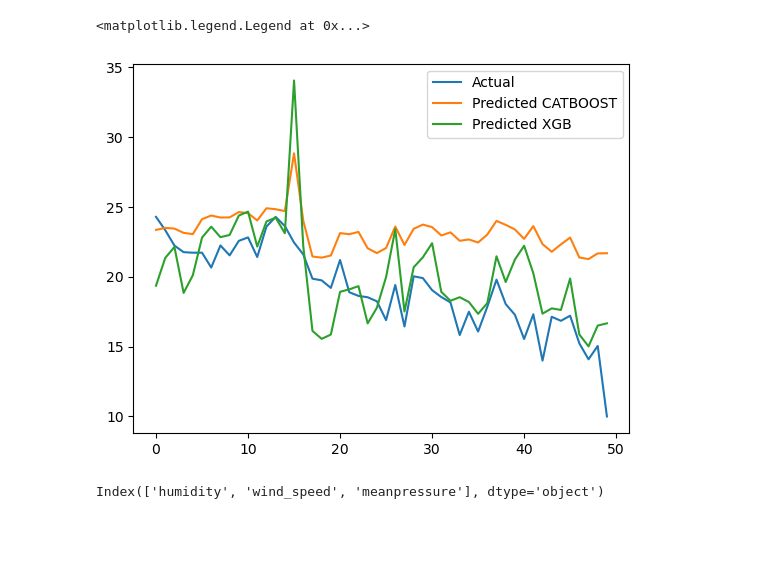
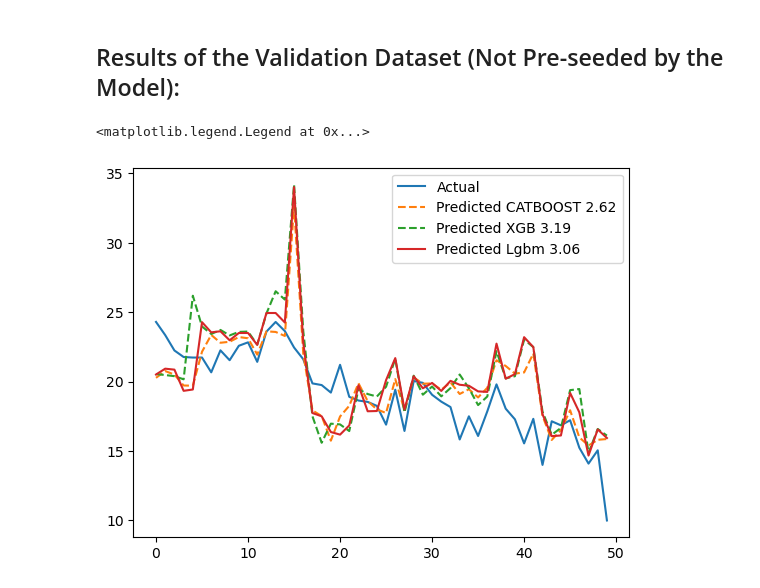
Before and after one commit to GuilhermeKnipl/Data-Science-Lab, a Jupyter notebook: frameworks_notebooks/GradBoost.ipynb, the cells around one changed output. Saved outputs shown, nothing was run; the diff lists cells and outputs as text; code cells hidden in the pictures; blank space fills up the shorter version.

```diff
--- a/frameworks_notebooks/GradBoost.ipynb
+++ b/frameworks_notebooks/GradBoost.ipynb
@@ -79,0 +58,36 @@ y_pred_xgb = model_xgb.predict(x_val)
+# %%
+evaldata = cat.Pool(x_val ,y_val)
+model_cat = cat.CatBoostRegressor(iterations= 5000
+                              ,task_type = "CPU"
+                              ,learning_rate=0.001
+                              ,depth=3
+                              ,verbose=0
+                              ,loss_function='RMSE')
+
+
+model_lgbm = lgb.LGBMRegressor(n_estimators = 5000
+                        ,learning_rate = 0.001
+                        ,objective='regression'
+                        ,max_depth=5
+                        ,early_stopping_rounds=50
+                        ,metric='rmse'
+                        ,verbose=-1)
+
+model_xgb = xgb.XGBRegressor(n_estimators = 5000
+                         ,learning_rate = 0.001
+                         ,eval_metric='rmse'
+                         ,early_stopping_rounds= 50)
+
+
+
+model_lgbm.fit(x_train, y_train , eval_set=[(x_val, y_val)])
+model_xgb.fit(x_train,y_train,  eval_set=[(x_val, y_val)],verbose=1000)
+model_cat.fit(x_train, y_train, eval_set=[evaldata], early_stopping_rounds=100)
+
+y_pred_cat = model_cat.predict(x_val)
+y_pred_xgb = model_xgb.predict(x_val)
+y_pred_lgbm = model_lgbm.predict(x_val)
+
+rmse_cat = np.sqrt(mean_squared_error(y_val, y_pred_cat))
+rmse_xgb = root_mean_squared_error(y_val, y_pred_xgb)
+rmse_lgbm = root_mean_squared_error(y_val,y_pred_lgbm)
@@ -80,12 +111,11 @@ y_pred_xgb = model_xgb.predict(x_val)
+# %% [markdown]
+## Results of the Validation Dataset (Not Pre-seeded by the Model):
 # %%
 plt.plot(y_val, label = "Actual")
-plt.plot(y_pred, label = "Predicted CATBOOST")
-plt.plot(y_pred_xgb, label = "Predicted XGB")
+plt.plot(y_pred_cat, label = f"Predicted CATBOOST {np.round(rmse_cat,2)}",linestyle='--')
+plt.plot(y_pred_xgb, label = f"Predicted XGB {np.round(rmse_xgb,2)}",linestyle='--', )
+plt.plot(y_pred_lgbm, label = f"Predicted Lgbm {np.round(rmse_lgbm,2)}")
 plt.legend()
 # %% [output]
 <matplotlib.legend.Legend at 0x...>
-[figure, old version]
+[figure, new version]
-# %%
-df.drop(columns=['date','meantemp']).columns
-# %% [output]
-Index(['humidity', 'wind_speed', 'meanpressure'], dtype='object')
```
Also changed, not shown: parts of 13 cells of this notebook.
